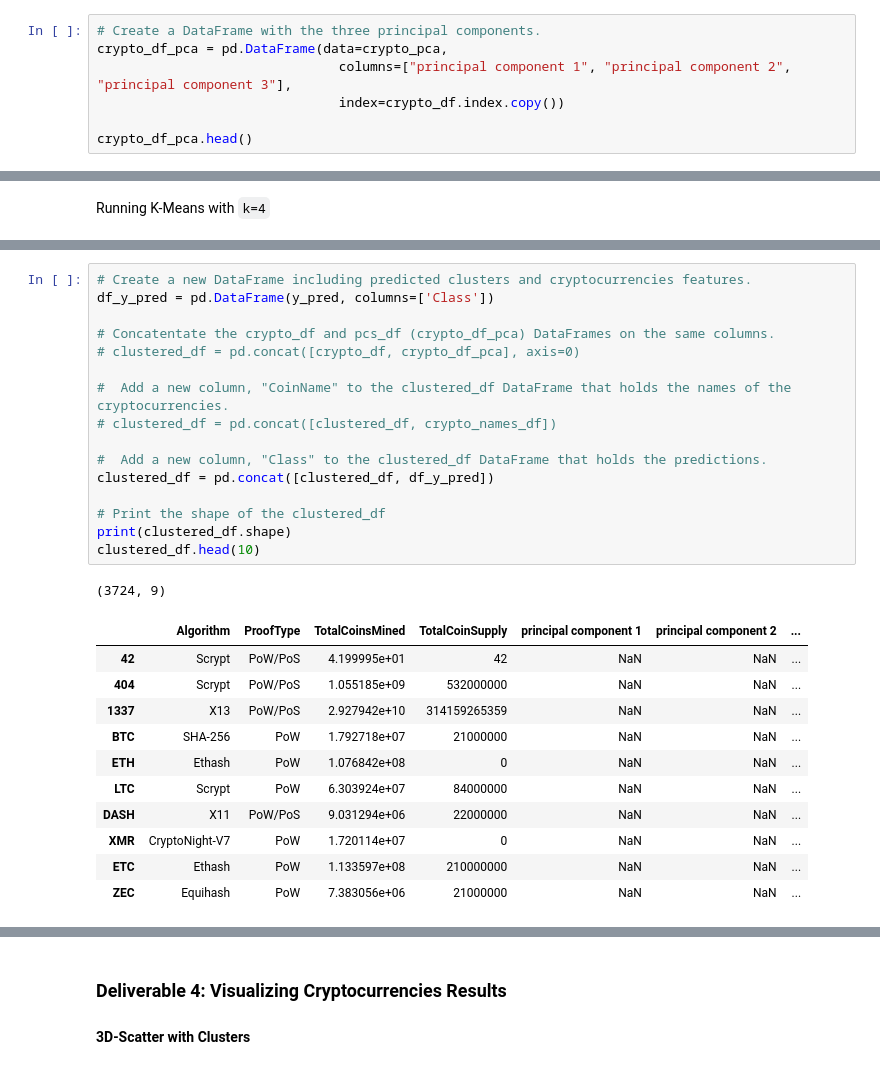
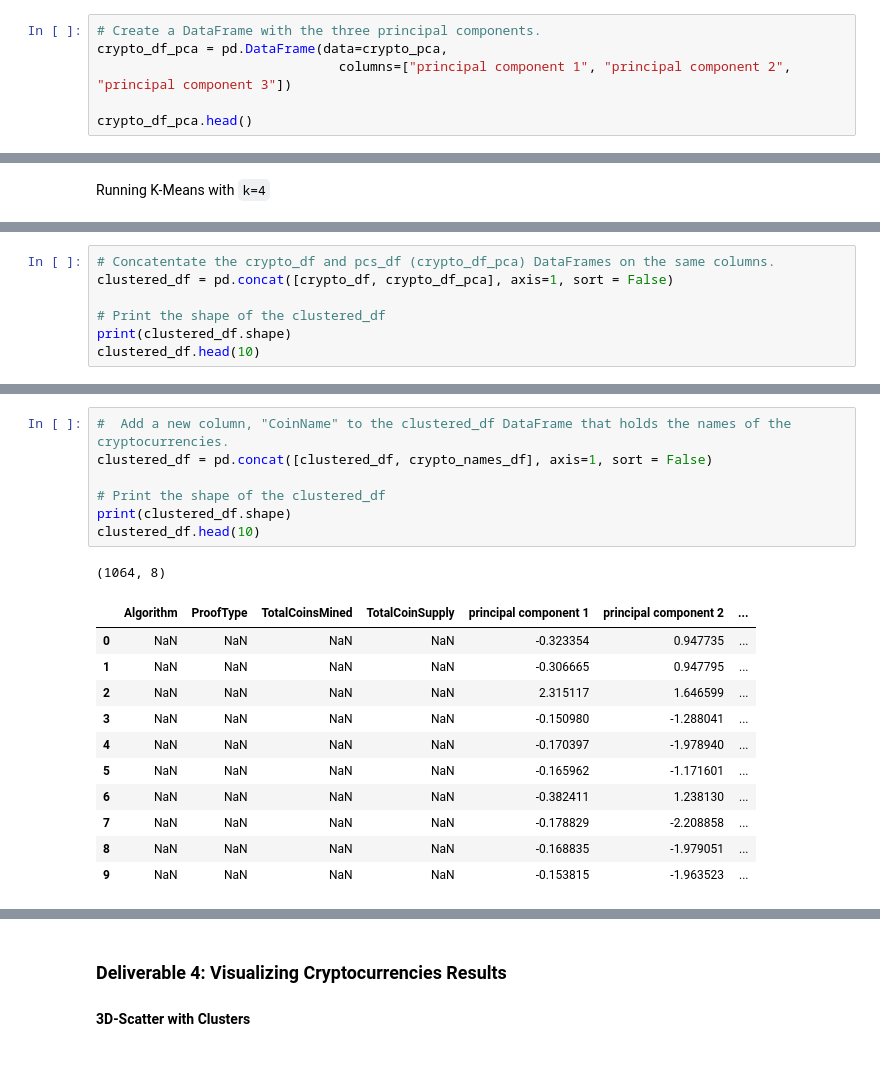
Before and after one commit to krockway/Cryptocurrencies, a Jupyter notebook: crypto_clustering.ipynb, the cells around one changed output, grey strips where cells are left out. Cells and saved outputs as stored; diff of their text form.

```diff
--- a/crypto_clustering.ipynb
+++ b/crypto_clustering.ipynb
@@ -236,8 +236,7 @@ array([[-0.35026714,  0.94013022, -0.49589406],
 # %%
 # Create a DataFrame with the three principal components.
 crypto_df_pca = pd.DataFrame(data=crypto_pca,
-                               columns=["principal component 1", "principal component 2", "principal component 3"],
-                               index=crypto_df.index.copy())
+                               columns=["principal component 1", "principal component 2", "principal component 3"])
 
 crypto_df_pca.head()
 # %% [output]
@@ -297,0 +315,7 @@ array([1, 1, 1, 0, 0, 0, 1, 0, 0, 0, 1, 0, 1, 1, 0, 1, 0, 0, 1, 1, 0, 0,
+# %%
+# Concatentate the crypto_df and pcs_df (crypto_df_pca) DataFrames on the same columns.
+clustered_df = pd.concat([crypto_df, crypto_df_pca], axis=1, sort = False)
+
+# Print the shape of the clustered_df
+print(clustered_df.shape)
+clustered_df.head(10)
@@ -298,29 +335,20 @@ array([1, 1, 1, 0, 0, 0, 1, 0, 0, 0, 1, 0, 1, 1, 0, 1, 0, 0, 1, 1, 0, 0,
 # %%
-# Create a new DataFrame including predicted clusters and cryptocurrencies features.
-df_y_pred = pd.DataFrame(y_pred, columns=['Class'])
-
-# Concatentate the crypto_df and pcs_df (crypto_df_pca) DataFrames on the same columns.
-# clustered_df = pd.concat([crypto_df, crypto_df_pca], axis=0)
-
 #  Add a new column, "CoinName" to the clustered_df DataFrame that holds the names of the cryptocurrencies.
-# clustered_df = pd.concat([clustered_df, crypto_names_df])
-
-#  Add a new column, "Class" to the clustered_df DataFrame that holds the predictions.
-clustered_df = pd.concat([clustered_df, df_y_pred])
+clustered_df = pd.concat([clustered_df, crypto_names_df], axis=1, sort = False)
 
 # Print the shape of the clustered_df
 print(clustered_df.shape)
 clustered_df.head(10)
 # %% [output]
-(3724, 9)
+(1064, 8)
 |  | Algorithm | ProofType | TotalCoinsMined | TotalCoinSupply | principal component 1 | principal component 2 | ... |
-| 42 | Scrypt | PoW/PoS | 4.199995e+01 | 42 | NaN | NaN | ... |
-| 404 | Scrypt | PoW/PoS | 1.055185e+09 | 532000000 | NaN | NaN | ... |
-| 1337 | X13 | PoW/PoS | 2.927942e+10 | 314159265359 | NaN | NaN | ... |
-| BTC | SHA-256 | PoW | 1.792718e+07 | 21000000 | NaN | NaN | ... |
-| ETH | Ethash | PoW | 1.076842e+08 | 0 | NaN | NaN | ... |
-| LTC | Scrypt | PoW | 6.303924e+07 | 84000000 | NaN | NaN | ... |
-| DASH | X11 | PoW/PoS | 9.031294e+06 | 22000000 | NaN | NaN | ... |
-| XMR | CryptoNight-V7 | PoW | 1.720114e+07 | 0 | NaN | NaN | ... |
-| ETC | Ethash | PoW | 1.133597e+08 | 210000000 | NaN | NaN | ... |
-| ZEC | Equihash | PoW | 7.383056e+06 | 21000000 | NaN | NaN | ... |
+| 0 | NaN | NaN | NaN | NaN | -0.323354 | 0.947735 | ... |
+| 1 | NaN | NaN | NaN | NaN | -0.306665 | 0.947795 | ... |
+| 2 | NaN | NaN | NaN | NaN | 2.315117 | 1.646599 | ... |
+| 3 | NaN | NaN | NaN | NaN | -0.150980 | -1.288041 | ... |
+| 4 | NaN | NaN | NaN | NaN | -0.170397 | -1.978940 | ... |
+| 5 | NaN | NaN | NaN | NaN | -0.165962 | -1.171601 | ... |
+| 6 | NaN | NaN | NaN | NaN | -0.382411 | 1.238130 | ... |
+| 7 | NaN | NaN | NaN | NaN | -0.178829 | -2.208858 | ... |
+| 8 | NaN | NaN | NaN | NaN | -0.168835 | -1.979051 | ... |
+| 9 | NaN | NaN | NaN | NaN | -0.153815 | -1.963523 | ... |
```
Also changed, not shown: parts of 7 cells of this notebook.
